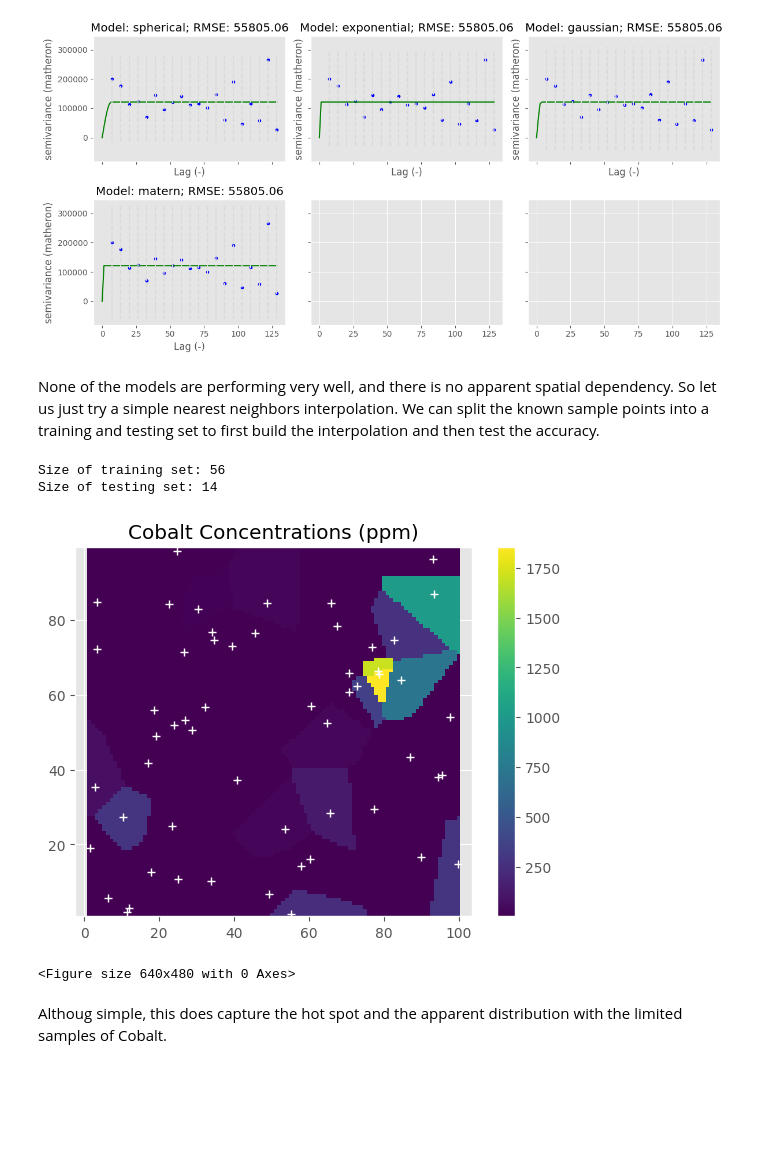
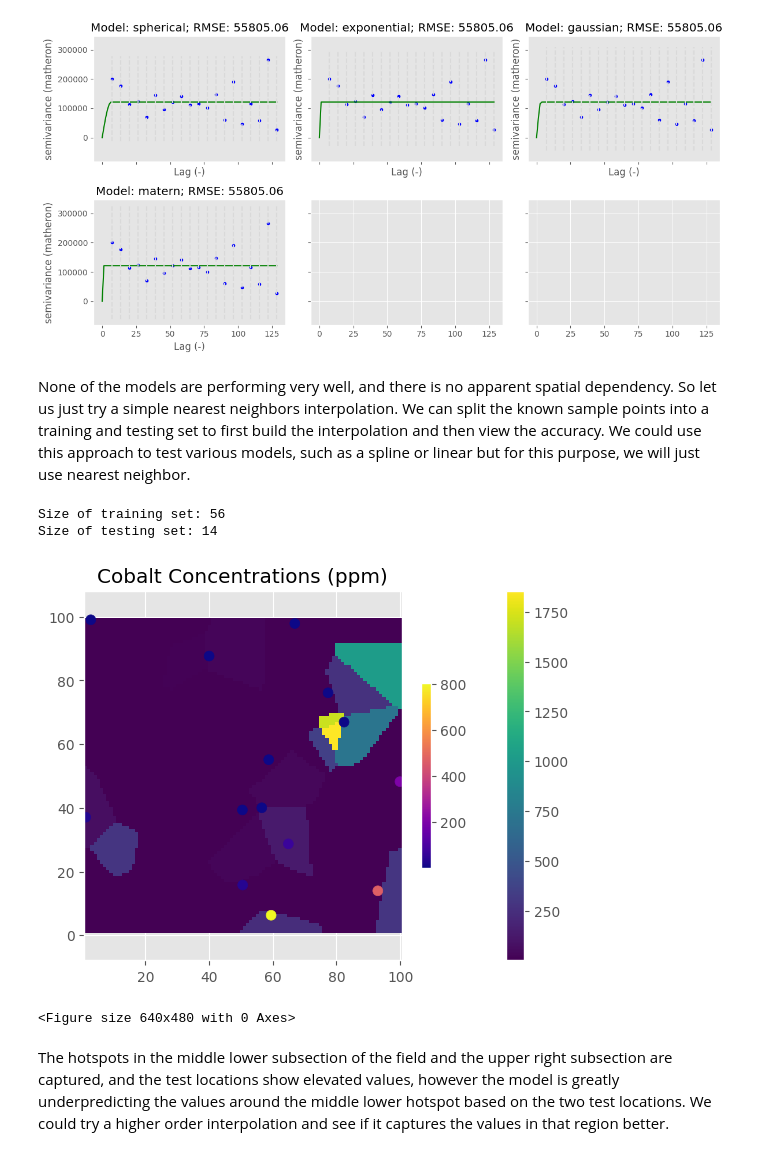
Before and after one commit to ninakilham/kobold-takehome, a Jupyter notebook: notebooks/soil_geochem.ipynb, the cells around one changed output. Saved outputs shown, nothing was run; the diff lists cells and outputs as text; code cells hidden in the pictures; blank space fills up the shorter version.

Commit message:
plot test and training points

```diff
--- a/notebooks/soil_geochem.ipynb
+++ b/notebooks/soil_geochem.ipynb
@@ -108,7 +108,7 @@ kutils.plot_variogram_model_grids(V, models=('spherical', 'exponential', 'gaussi
 # %% [output]
 [figure]
 # %% [markdown]
-None of the models are performing very well, and there is no apparent spatial dependency. So let us just try a simple nearest neighbors interpolation. We can split the known sample points into a training and testing set to first build the interpolation and then test the accuracy.
+None of the models are performing very well, and there is no apparent spatial dependency. So let us just try a simple nearest neighbors interpolation. We can split the known sample points into a training and testing set to first build the interpolation and then view the accuracy. We could use this approach to test various models, such as a spline or linear but for this purpose, we will just use nearest neighbor.
 # %%
 # -- build the target grid
 xx, yy = kutils.build_grid(co)
@@ -128,17 +128,18 @@ y = train.y.values
 interp = NearestNDInterpolator(list(zip(x,y)), train['Co'].values)
 Z = interp(xx,yy)
 # %%
-# -- plot the result and save the output
-plt.pcolormesh(xx,yy, Z, shading='auto')
-plt.plot(x, y, "w+")
-plt.colorbar()
+# -- plot the result along with the test points and values and save the output
+cmap1 = plt.pcolormesh(xx,yy, Z, shading='auto')
+cmap2 = plt.scatter(test.x, test.y, s=50, c=test['Co'], cmap='plasma')
+plt.colorbar(cmap1)
+plt.colorbar(cmap2, shrink=0.5)
 plt.axis("equal")
 plt.title('Cobalt Concentrations (ppm)')
 plt.show()
 fileout = os.path.join(os.path.dirname(filepath), 'cobalt_nninterpolated_map.png')
 plt.savefig(fileout)
 # %% [output]
-[figure, old version]
+[figure, new version]
 <Figure size 640x480 with 0 Axes>
-# %% [markdown]
-Althoug simple, this does capture the hot spot and the apparent distribution with the limited samples of Cobalt.
+# %% [markdown]
+The hotspots in the middle lower subsection of the field and the upper right subsection are captured, and the test locations show elevated values, however the model is greatly underpredicting the values around the middle lower hotspot based on the two test locations. We could try a higher order interpolation and see if it captures the values in that region better.
```
